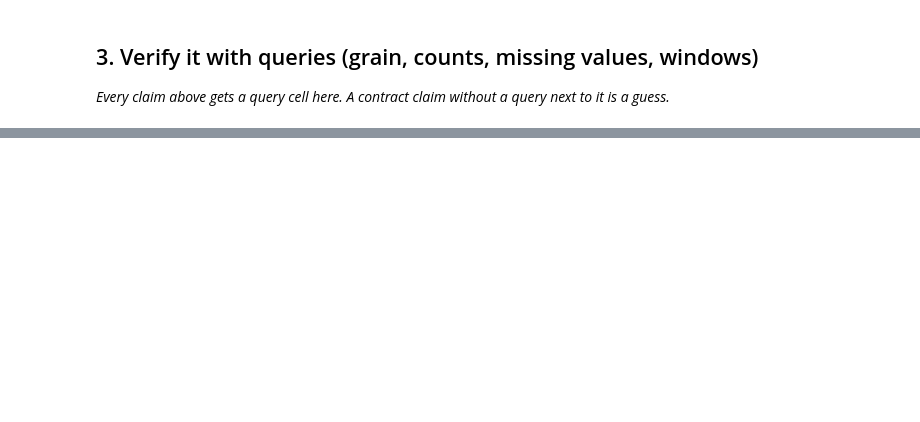
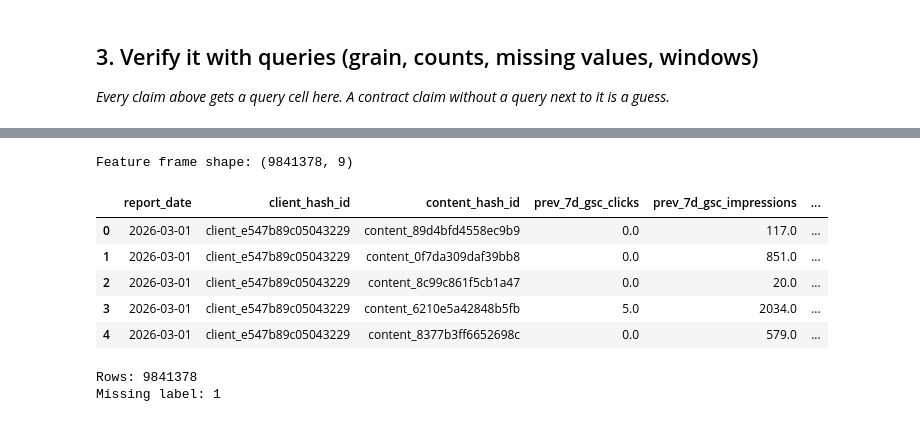
Before and after one commit to Umair01-code/FlyRank-ML-Intrenship, a Jupyter notebook: work/notebooks/w03_data_contract.ipynb, the cells around one changed output, grey strips where cells are left out. Cells and saved outputs as stored; diff of their text form; code cells hidden in the pictures; blank space fills up the shorter version.

```diff
--- a/work/notebooks/w03_data_contract.ipynb
+++ b/work/notebooks/w03_data_contract.ipynb
@@ -24,0 +468,19 @@ This skeleton is yours to fill. Work the sections **in order** — each one has
+# %%
+print("Feature frame shape:", feature_frame.shape)
+# %% [output]
+Feature frame shape: (9841378, 9)
+# %%
+feature_frame.head()
+# %% [output]
+|  | report_date | client_hash_id | content_hash_id | prev_7d_gsc_clicks | prev_7d_gsc_impressions | ... |
+| 0 | 2026-03-01 | client_e547b89c05043229 | content_89d4bfd4558ec9b9 | 0.0 | 117.0 | ... |
+| 1 | 2026-03-01 | client_e547b89c05043229 | content_0f7da309daf39bb8 | 0.0 | 851.0 | ... |
+| 2 | 2026-03-01 | client_e547b89c05043229 | content_8c99c861f5cb1a47 | 0.0 | 20.0 | ... |
+| 3 | 2026-03-01 | client_e547b89c05043229 | content_6210e5a42848b5fb | 5.0 | 2034.0 | ... |
+| 4 | 2026-03-01 | client_e547b89c05043229 | content_8377b3ff6652698c | 0.0 | 579.0 | ... |
+# %%
+print("Rows:", len(feature_frame))
+print("Missing label:", feature_frame["future_7d_gsc_clicks"].isna().sum())
+# %% [output]
+Rows: 9841378
+Missing label: 1
```
Also changed, not shown: parts of 45 cells of this notebook.
